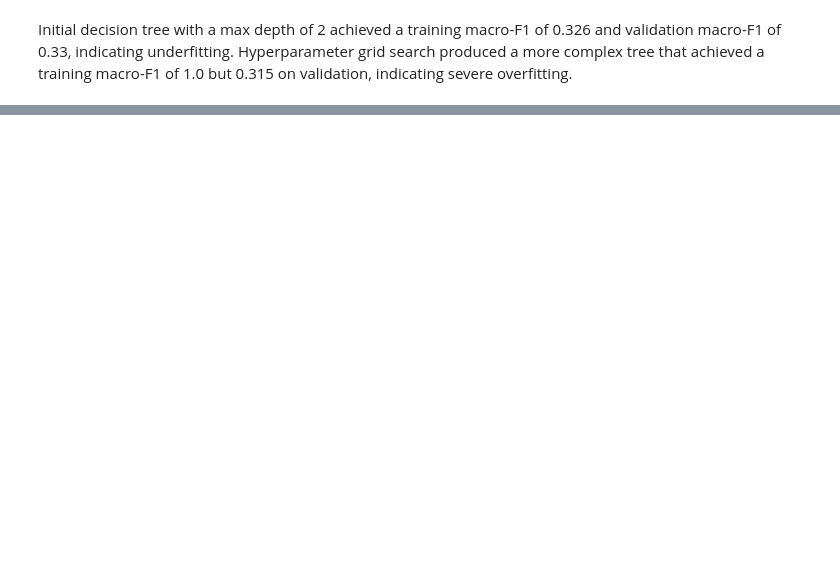
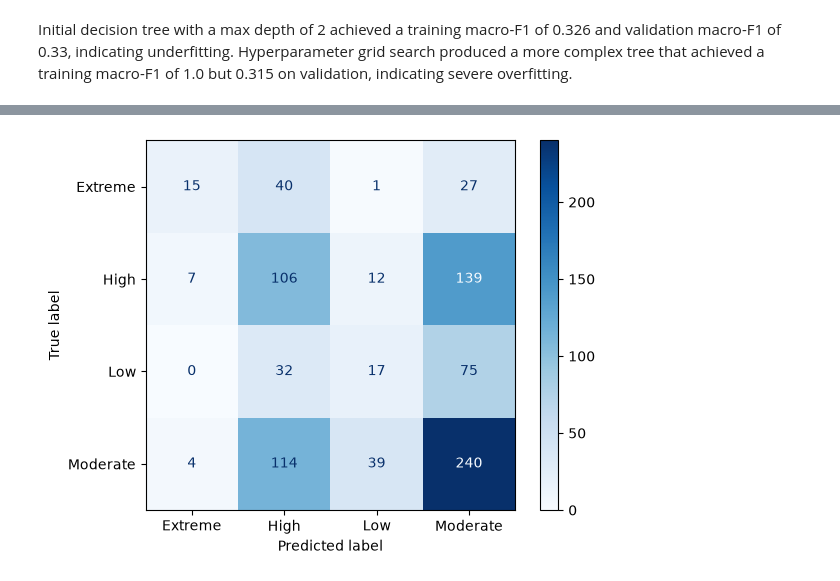
Before and after one commit to squeeble1471/ML02, a Jupyter notebook: ass02.ipynb, the cells around one changed output, grey strips where cells are left out. Saved outputs shown, nothing was run; the diff lists cells and outputs as text; code cells hidden in the pictures; blank space fills up the shorter version.

Commit message:
Tune SVM hyperparameters and add test evaluation

```diff
--- a/ass02.ipynb
+++ b/ass02.ipynb
@@ -599,0 +622,7 @@ weighted avg       0.42      0.43      0.41       868
+# %%
+clf = SVC(
+    kernel='rbf',
+    C=5.62341325190349,
+    gamma=0.1,
+    random_state=0
+).fit(train_X, train_y)
@@ -599,0 +646,13 @@ weighted avg       0.42      0.43      0.41       868
+# %%
+from sklearn.metrics import ConfusionMatrixDisplay
+
+disp = ConfusionMatrixDisplay.from_estimator(
+    clf,
+    test_X,
+    test_y,
+    cmap=plt.cm.Blues
+)
+
+plt.show()
+# %% [output]
+[figure, added]
```
Also changed, not shown: parts of 23 cells of this notebook.
